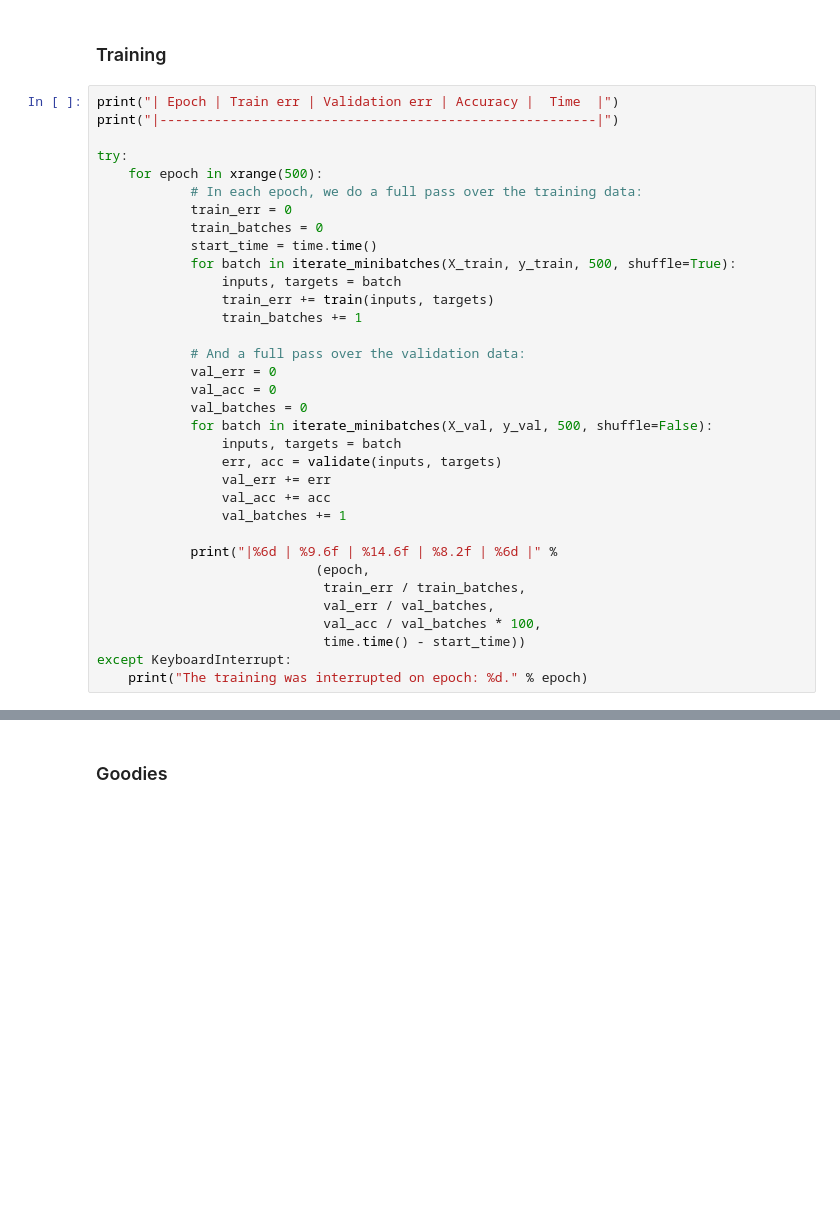
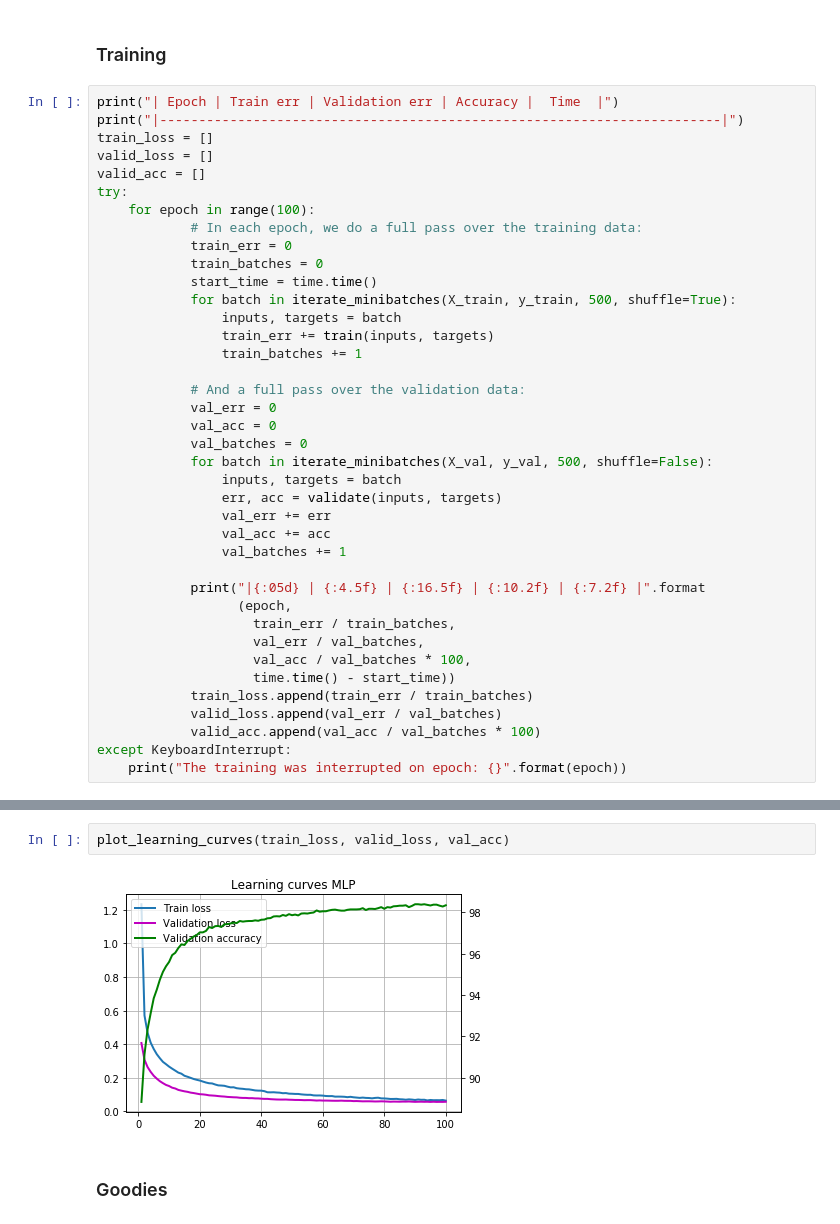
Before and after one commit to dudevil/theano-tutorial, a Jupyter notebook: Theano tutorial.ipynb, the cells around one changed output, grey strips where cells are left out. Cells and saved outputs as stored; diff of their text form; blank space fills up the shorter version.

```diff
--- a/Theano tutorial.ipynb
+++ b/Theano tutorial.ipynb
@@ -998,10 +1115,12 @@ validate = theano.function(
 ### Training
 # %%
 print("| Epoch | Train err | Validation err | Accuracy |  Time  |")
-print("|--------------------------------------------------------|")
-
+print("|------------------------------------------------------------------------|")
+train_loss = []
+valid_loss = []
+valid_acc = []
 try:
-    for epoch in xrange(500):
+    for epoch in range(100):
             # In each epoch, we do a full pass over the training data:
             train_err = 0
             train_batches = 0
@@ -1022,11 +1141,14 @@ try:
                 val_acc += acc
                 val_batches += 1
 
-            print("|%6d | %9.6f | %14.6f | %8.2f | %6d |" %
-                            (epoch,
-                             train_err / train_batches,
-                             val_err / val_batches,
-                             val_acc / val_batches * 100,
-                             time.time() - start_time))
+            print("|{:05d} | {:4.5f} | {:16.5f} | {:10.2f} | {:7.2f} |".format
+                  (epoch,
+                    train_err / train_batches,
+                    val_err / val_batches,
+                    val_acc / val_batches * 100,
+                    time.time() - start_time))
+            train_loss.append(train_err / train_batches)
+            valid_loss.append(val_err / val_batches)
+            valid_acc.append(val_acc / val_batches * 100)
 except KeyboardInterrupt:
-    print("The training was interrupted on epoch: %d." % epoch)
+    print("The training was interrupted on epoch: {}".format(epoch))
@@ -1033,3 +1173,7 @@ except KeyboardInterrupt:
+# %%
+plot_learning_curves(train_loss, valid_loss, val_acc)
+# %% [output]
+[figure, added]
 # %% [markdown]
 ### Goodies
 # %% [markdown]
```
Also changed, not shown: parts of 40 cells of this notebook.
